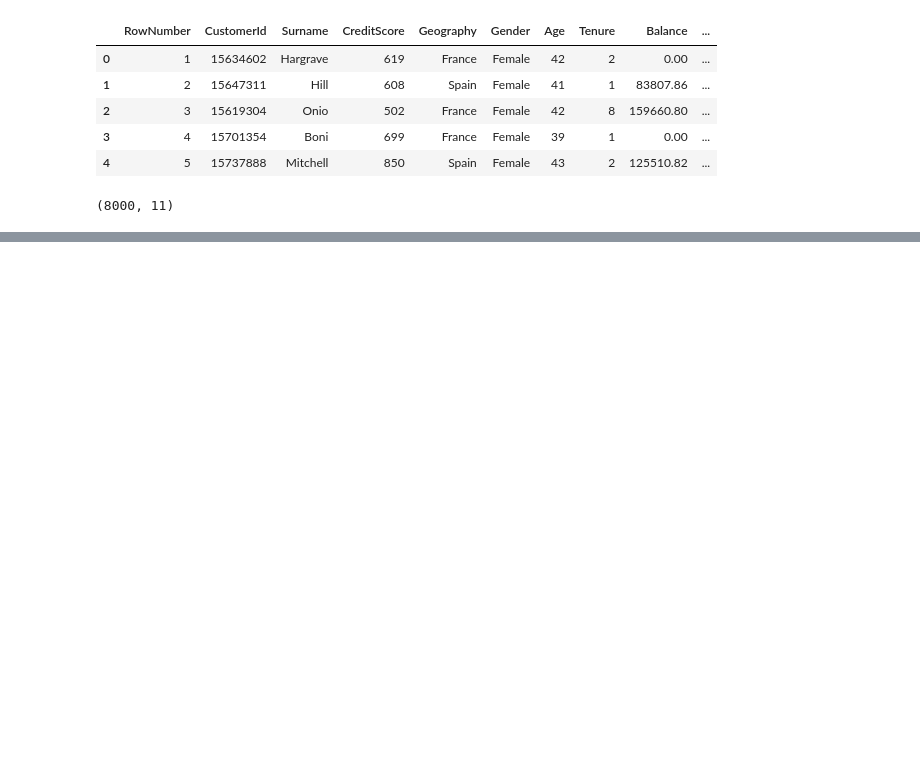
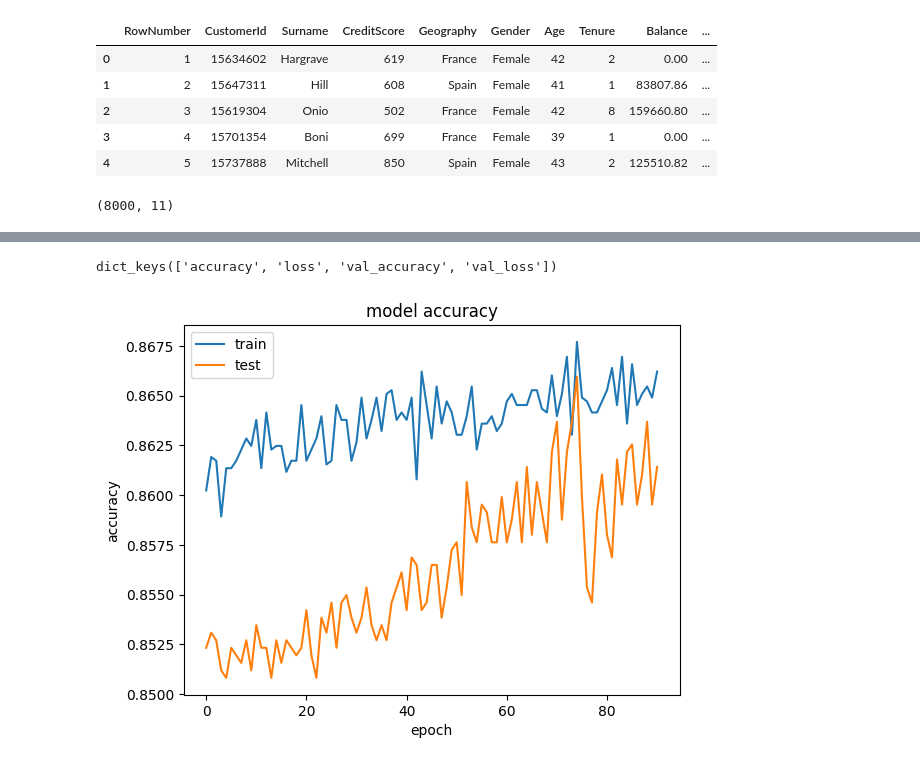
Before and after one commit to rivindu-ashinsa/DeepLearningAnn, a Jupyter notebook: ANN.ipynb, the cells around one changed output, grey strips where cells are left out. Saved outputs shown, nothing was run; the diff lists cells and outputs as text; code cells hidden in the pictures; blank space fills up the shorter version.

```diff
--- a/ANN.ipynb
+++ b/ANN.ipynb
@@ -51,0 +53,29 @@ from tensorflow.keras.layers import Dropout
+# %%
+# True input layer
+# classifier.add(Input(shape=(X_train.shape[1],))) # this is the input layer
+# Adding the input layer
+classifier.add(Dense(units=7, activation='relu')) # this is jus an hidden layer
+# Adding the hidden layer
+classifier.add(Dense(units=6, activation='relu'))
+# Adding the output layer
+classifier.add(Dense(units=1, activation='sigmoid'))
+# %%
+# Compiling the ANN
+classifier.compile(optimizer='adam', loss='binary_crossentropy', metrics=['accuracy'])
+# %%
+# Early Stopping
+import tensorflow.keras as keras
+early_stopping = keras.callbacks.EarlyStopping(
+    monitor="val_loss",
+    min_delta=0.0001,
+    patience=20,
+    verbose=1,
+    mode="auto",
+    baseline=None,
+    restore_best_weights=False,
+    start_from_epoch=0,
+)
+# %%
+# Training the model
+
+model_history = classifier.fit(X_train, y_train, batch_size=10, epochs=1000, validation_split=0.33, callbacks=early_stopping)
@@ -51,0 +100,14 @@ from tensorflow.keras.layers import Dropout
+# %%
+model_history.history.keys()
+# %% [output]
+dict_keys(['accuracy', 'loss', 'val_accuracy', 'val_loss'])
+# %%
+plt.plot(model_history.history['accuracy'])
+plt.plot(model_history.history['val_accuracy'])
+plt.title('model accuracy')
+plt.ylabel('accuracy')
+plt.xlabel('epoch')
+plt.legend(['train', 'test'], loc='upper left')
+plt.show()
+# %% [output]
+[figure, added]
```
Also changed, not shown: parts of 5 cells of this notebook.
